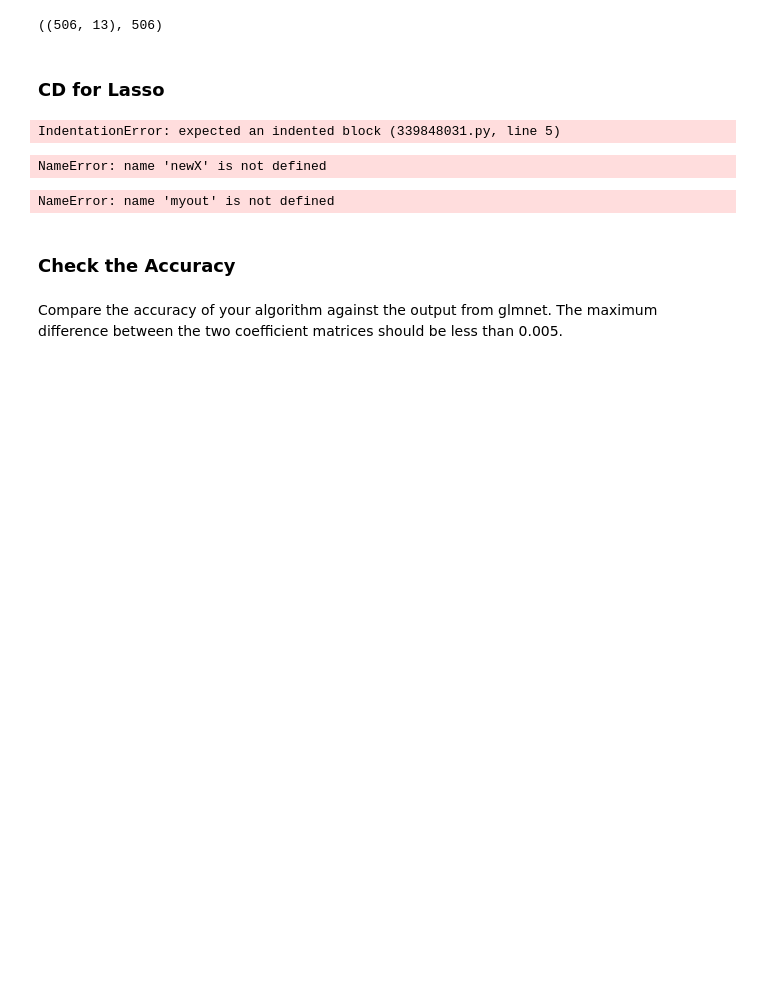
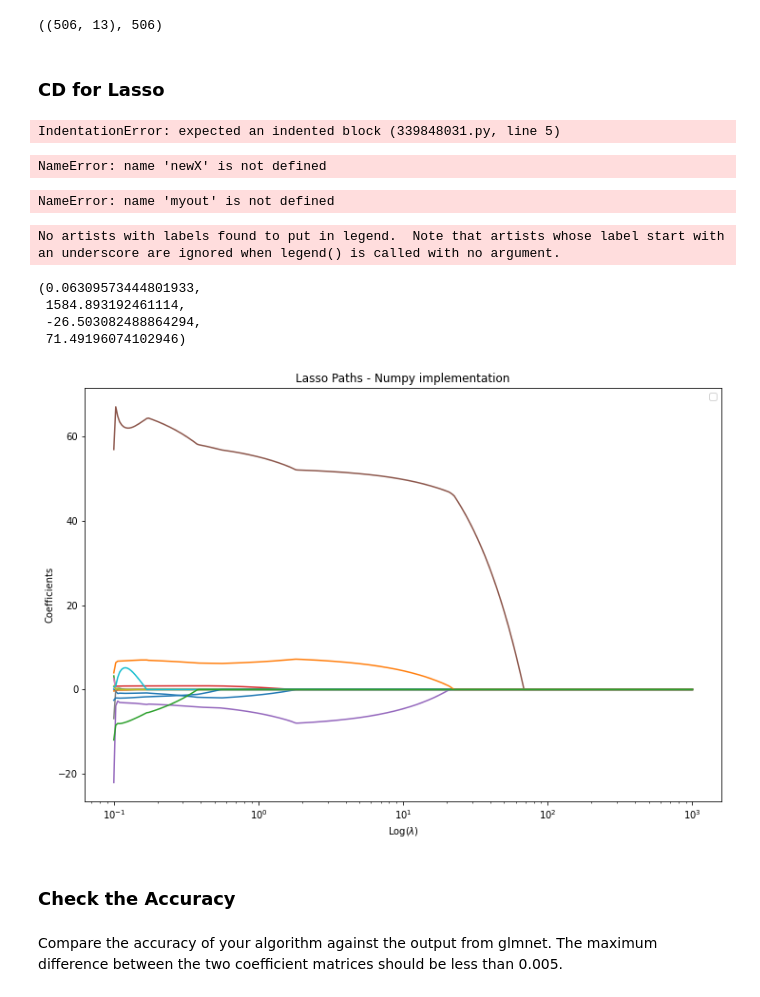
Before and after one commit to MatthewLopes/coding_assignment_2, a Jupyter notebook: Coding Assignment 2.ipynb, the cells around one changed output. Cells and saved outputs as stored; diff of their text form; code cells hidden in the pictures; blank space fills up the shorter version.

Commit message:
creating lasso coordinate descent

```diff
--- a/Coding Assignment 2.ipynb
+++ b/Coding Assignment 2.ipynb
@@ -95,3 +95,12 @@ plt.legend()
 plt.axis('tight')
 # %% [output]
 NameError: name 'myout' is not defined
+# %%
+def soft_threshold(rho,lamda):
+    '''Soft threshold function used for normalized data and lasso regression'''
+    if rho < - lamda:
+        return (rho + lamda)
+    elif rho >  lamda:
+        return (rho - lamda)
+    else:
+        return 0
@@ -98,3 +138,38 @@ NameError: name 'myout' is not defined
+# %%
+# Initialize variables
+m,n = X.shape
+initial_theta = np.ones((n,1))
+theta_list = list()
+lamda = np.logspace(0,4,300)/10 #Range of lambda values
+
+#Run lasso regression for each lambda
+for l in lamda:
+    theta = coordinate_descent_lasso(initial_theta,X,y,lamda = l, num_iters=100)
+    theta_list.append(theta)
+
+#Stack into numpy array
+theta_lasso = np.stack(theta_list).T
+
+#Plot results
+n,_ = theta_lasso.shape
+plt.figure(figsize = (12,8))
+
+for i in range(n):
+    plt.plot(lamda, theta_lasso[i])
+
+plt.xscale('log')
+plt.xlabel('Log($\\lambda$)')
+plt.ylabel('Coefficients')
+plt.title('Lasso Paths - Numpy implementation')
+plt.legend()
+plt.axis('tight')
+# %% [output]
+No artists with labels found to put in legend.  Note that artists whose label start with an underscore are ignored when legend() is called with no argument.
+(0.06309573444801933,
+ 1584.893192461114,
+ -26.503082488864294,
+ 71.49196074102946)
+[figure, added]
 # %% [markdown]
 ### Check the Accuracy
 # %% [markdown]
```
Also changed, not shown: parts of 3 cells of this notebook.
